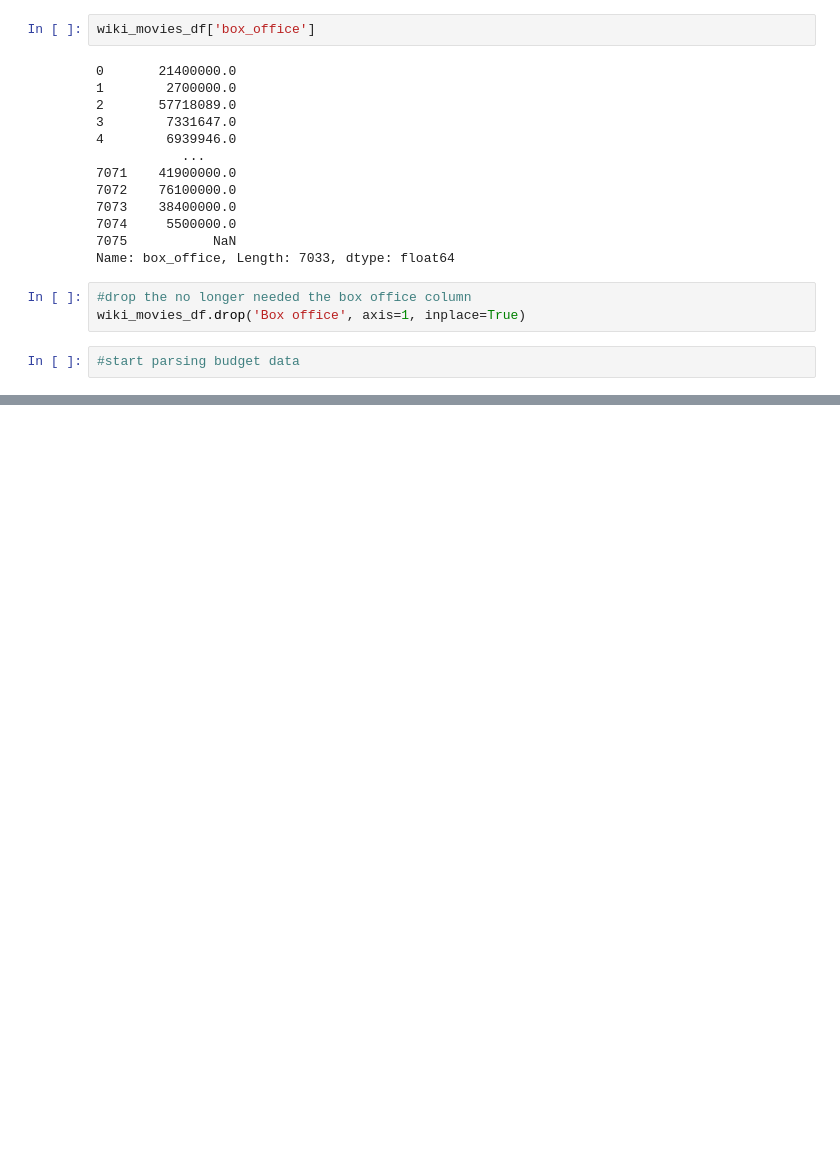
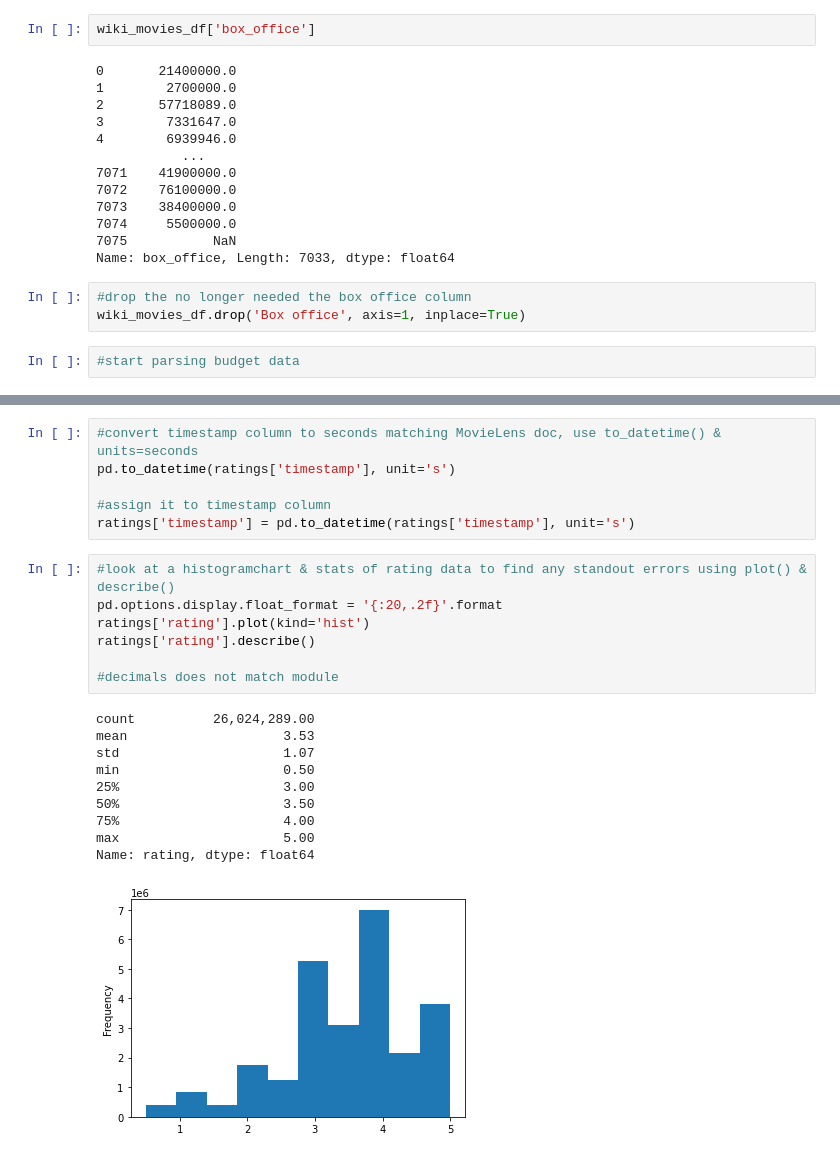
Before and after one commit to byrne6c/Movies-ETL, a Jupyter notebook: Movies-ELT.ipynb, the cells around one changed output, grey strips where cells are left out. Cells and saved outputs as stored; diff of their text form; blank space fills up the shorter version.

Commit message:
cleaned kaggle data
1. convert data types
2. reasonability check on rating data

```diff
--- a/Movies-ELT.ipynb
+++ b/Movies-ELT.ipynb
@@ -681,0 +773,24 @@ running_time_extract = running_time_extract.apply(lambda col: pd.to_numeric(col,
+# %%
+#convert timestamp column to seconds matching MovieLens doc, use to_datetime() & units=seconds
+pd.to_datetime(ratings['timestamp'], unit='s')
+
+#assign it to timestamp column
+ratings['timestamp'] = pd.to_datetime(ratings['timestamp'], unit='s')
+# %%
+#look at a histogramchart & stats of rating data to find any standout errors using plot() & describe()
+pd.options.display.float_format = '{:20,.2f}'.format
+ratings['rating'].plot(kind='hist')
+ratings['rating'].describe()
+
+#decimals does not match module
+# %% [output]
+count          26,024,289.00
+mean                    3.53
+std                     1.07
+min                     0.50
+25%                     3.00
+50%                     3.50
+75%                     4.00
+max                     5.00
+Name: rating, dtype: float64
+[figure, added]
```
Also changed, not shown: parts of 47 cells of this notebook.
